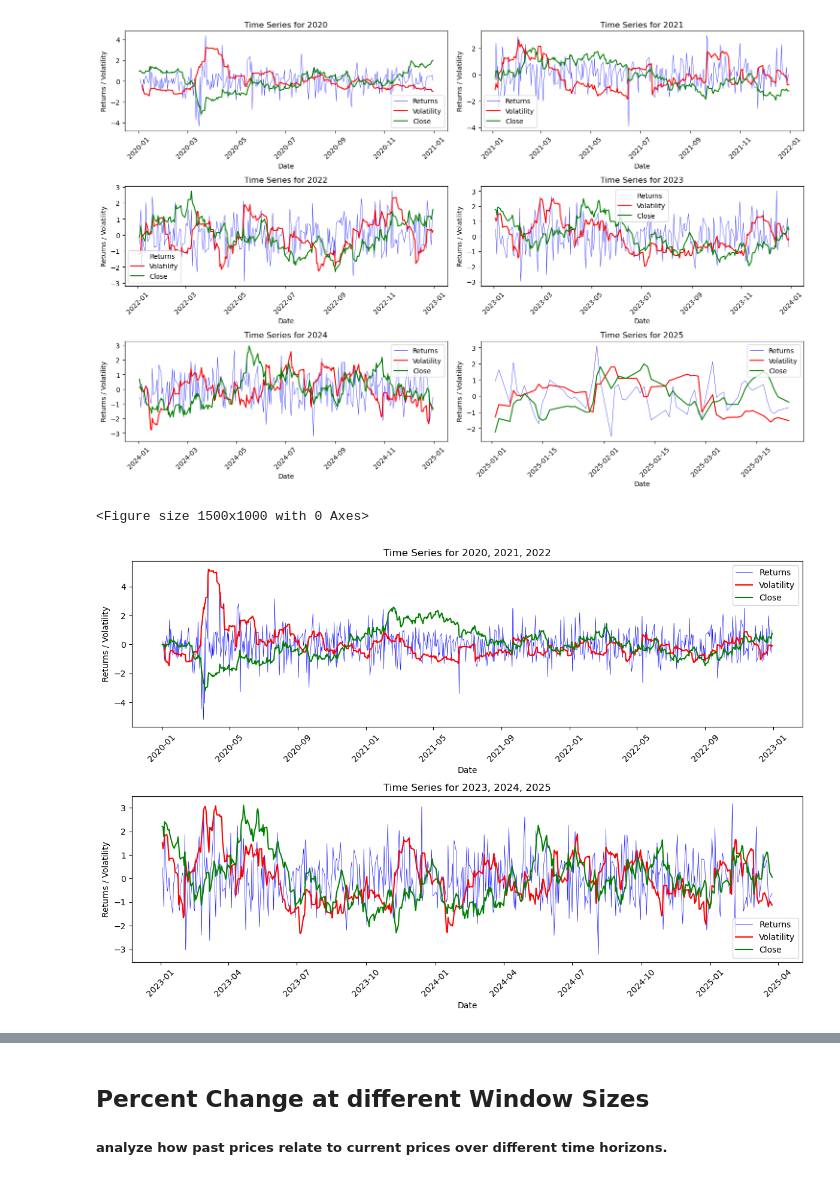
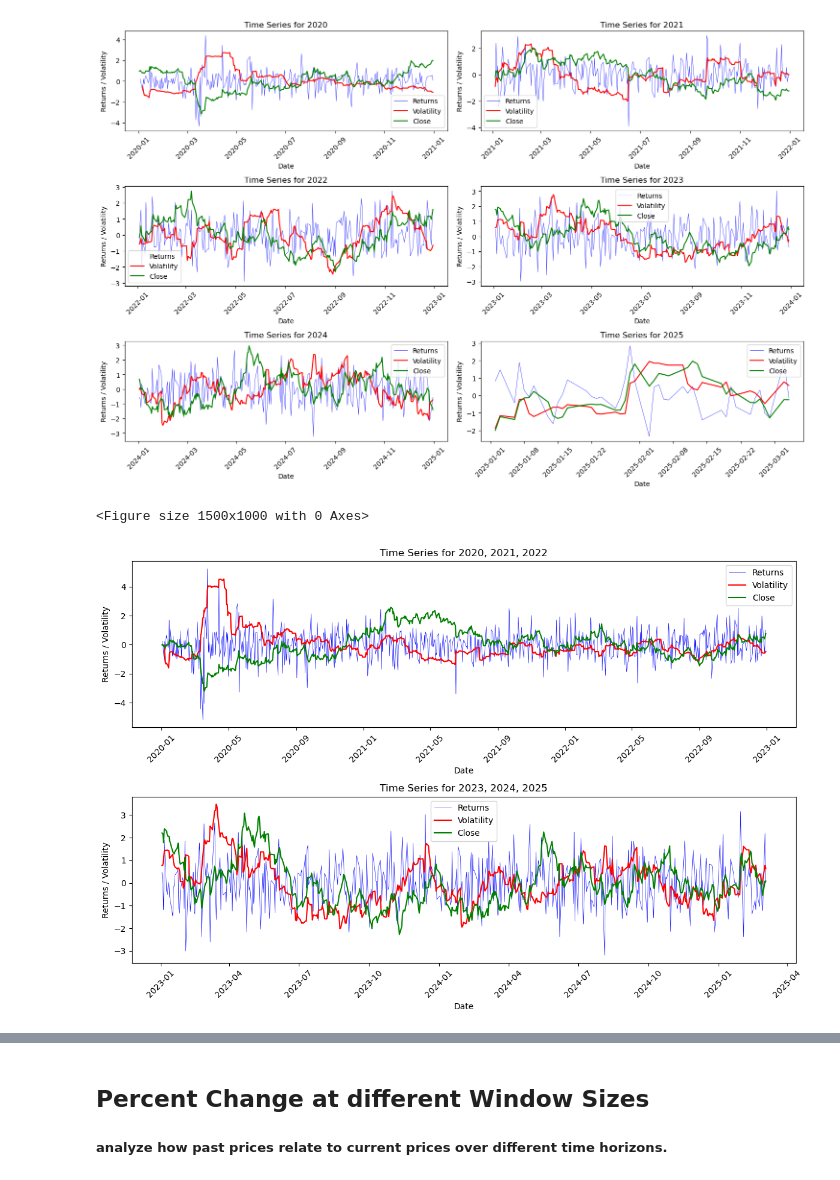
Before and after one commit to GeronimoBWalker/commodity, a Jupyter notebook: commodity_analysis_chey (G).ipynb, the cells around one changed output, grey strips where cells are left out. Drawn from its saved outputs; the diff is of its cells as text; code cells hidden in the pictures.

```diff
--- a/commodity_analysis_chey (G).ipynb
+++ b/commodity_analysis_chey (G).ipynb
@@ -100,40 +170,26 @@ for i, year in enumerate(years):
 
     year_data = plat_df[plat_df['Date'].dt.year == year]
     scaler = StandardScaler()
-    year_data.loc[:,["scaled_close","scaled_volatility","scaled_returns"]] = scaler.fit_transform(year_data.loc[:,["Close","Volatility","Returns"]])
+    year_data.loc[:,["scaled_close","scaled_volatility","scaled_returns"]] = scaler.fit_transform(year_data.loc[:,["PL=F Close","Volatility","Returns"]])
 
 
     ax1 = plt.subplot(3, 2, i+1)
 
     sns.lineplot(x='Date', y='scaled_returns', data=year_data, label='Returns', color='blue', ax=ax1,alpha=0.9, linewidth=0.5)
     sns.lineplot(x='Date', y='scaled_volatility', data=year_data, label='Volatility', color='red', ax=ax1)
-
-
-
     sns.lineplot(x='Date', y='scaled_close', data=year_data, label='Close', color='green', ax=ax1)
 
 
     ax1.set_xlabel('Date')
     ax1.set_ylabel('Returns / Volatility')
     ax1.set_title(f'Time Series for {year}')
-
-
-
-
-
     ax1.legend(loc='best')
-
-
-
     ax1.tick_params(axis='x', rotation=45)
 
-
 plt.tight_layout()
-
-
 plt.show()
 # %% [output]
-[figure, old version]
+[figure, new version]
 # %%
 # Create a figure with subplots (2 rows, 1 column)
 plt.figure(figsize=(15, 10))
@@ -145,45 +201,32 @@ years_2 = [2023, 2024, 2025]
 years = [years_1,years_2]
 
 
 plt.figure(figsize=(12, 8))
-
-
 for i, year in enumerate(years):
 
     year_data = plat_df[plat_df['Date'].dt.year.isin(year)]
     scaler = StandardScaler()
-    year_data.loc[:,["scaled_close","scaled_volatility","scaled_returns"]] = scaler.fit_transform(year_data.loc[:,["Close","Volatility","Returns"]])
+    year_data.loc[:,["scaled_close","scaled_volatility","scaled_returns"]] = scaler.fit_transform(year_data.loc[:,["PL=F Close","Volatility","Returns"]])
 
 
     ax1 = plt.subplot(2, 1, i+1)
 
     sns.lineplot(x='Date', y='scaled_returns', data=year_data, label='Returns', color='blue', ax=ax1,alpha=0.9, linewidth=0.5)
     sns.lineplot(x='Date', y='scaled_volatility', data=year_data, label='Volatility', color='red', ax=ax1)
-
-
-
     sns.lineplot(x='Date', y='scaled_close', data=year_data, label='Close', color='green', ax=ax1)
 
 
     ax1.set_xlabel('Date')
     ax1.set_ylabel('Returns / Volatility')
     ax1.set_title(f'Time Series for {(', ').join([str(x) for x in year])}')
-
-
-
-
-
     ax1.legend(loc='best')
-
-
-
     ax1.tick_params(axis='x', rotation=45)
 
 
 plt.tight_layout()
 
 
 plt.show()
 # %% [output]
 <Figure size 1500x1000 with 0 Axes>
-[figure, old version]
+[figure, new version]
```
Also changed, not shown: parts of 48 cells of this notebook, 1 other file.
